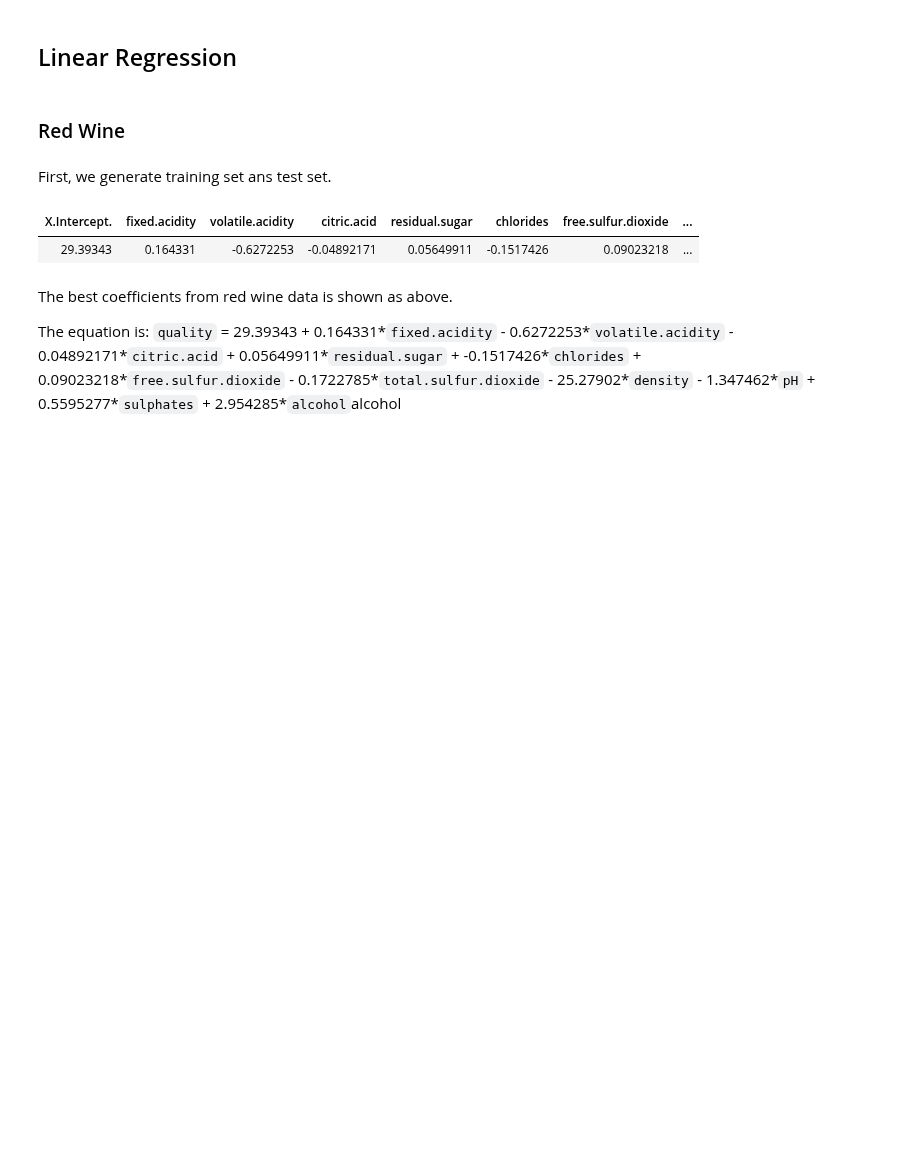
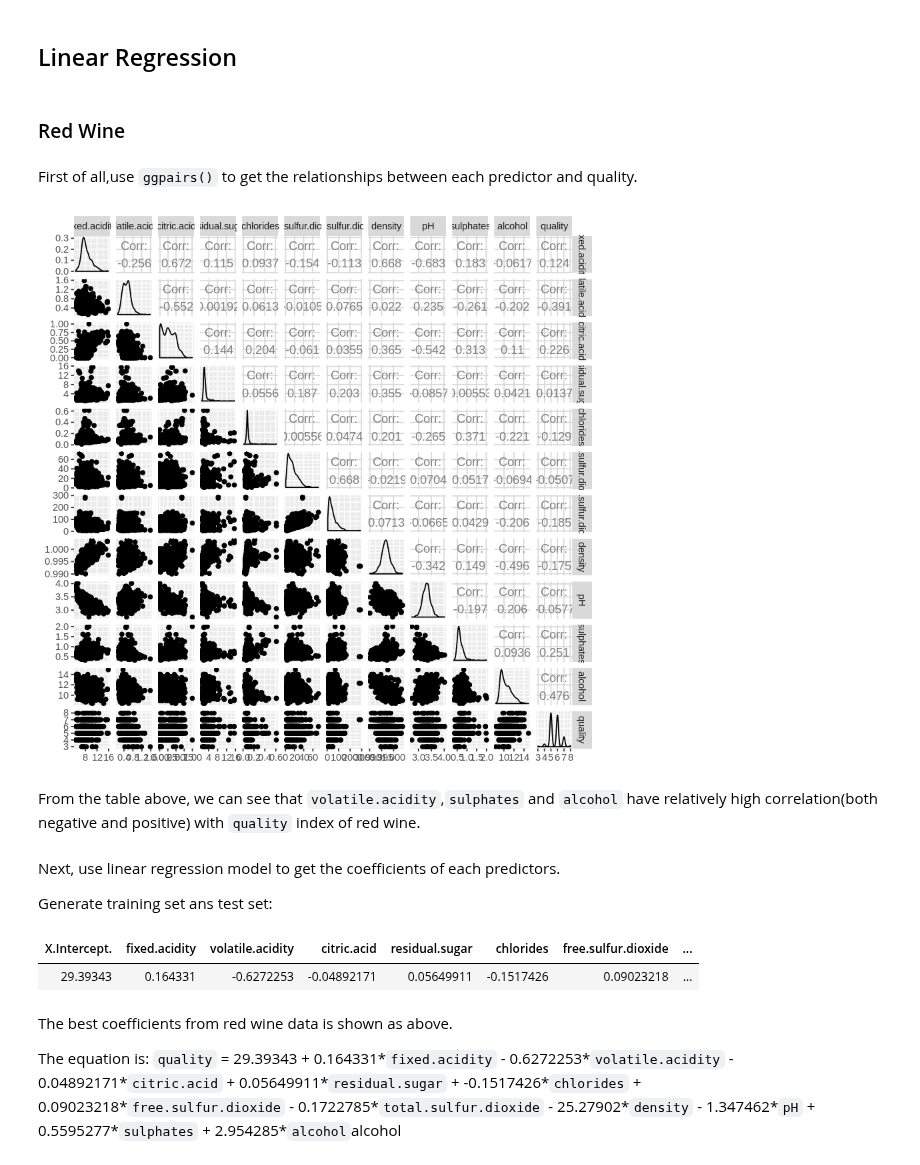
Before and after one commit to ivan-fediaev/DSCI-project, a Jupyter notebook: Project_Template_Latest.ipynb, the cells around one changed output. Drawn from its saved outputs; the diff is of its cells as text; code cells hidden in the pictures; blank space fills up the shorter version.

```diff
--- a/Project_Template_Latest.ipynb
+++ b/Project_Template_Latest.ipynb
@@ -1154,8 +1154,18 @@ Combining the two data sets in an effort to make the model more accurate does no
 ## Linear Regression
 # %% [markdown]
 ### Red Wine
-# %% [markdown]
-First, we generate training set ans test set.
+# %% [markdown]
+First of all,use `ggpairs()` to get the relationships between each predictor and quality.
+# %%
+ggpairs(red_data)
+# %% [output]
+[figure, added]
+# %% [markdown]
+From the table above, we can see that `volatile.acidity`,`sulphates` and `alcohol` have relatively high correlation(both negative and positive) with `quality` index of red wine.
+# %% [markdown]
+Next, use linear regression model to get the coefficients of each predictors.
+
+Generate training set ans test set:
 # %%
 r_training_set <- red_scaled %>%
     select(quality) %>%
```
Also changed, not shown: parts of 6 cells of this notebook.
